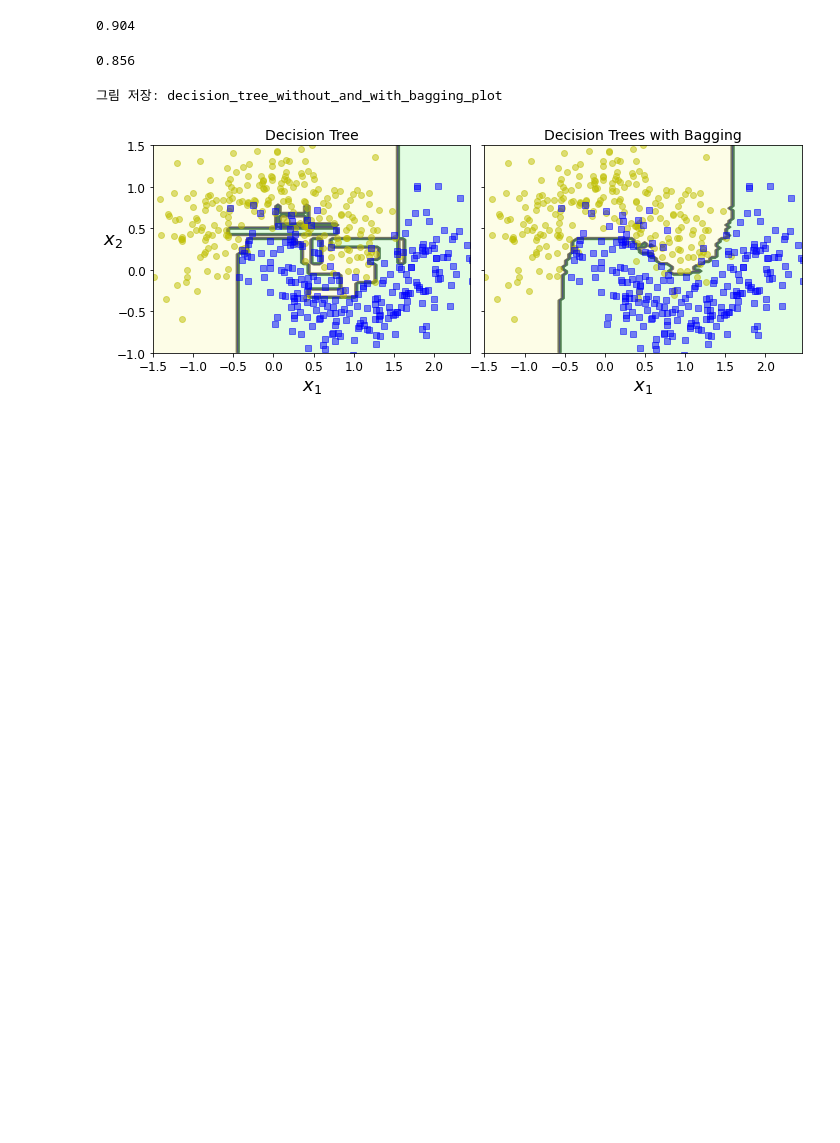
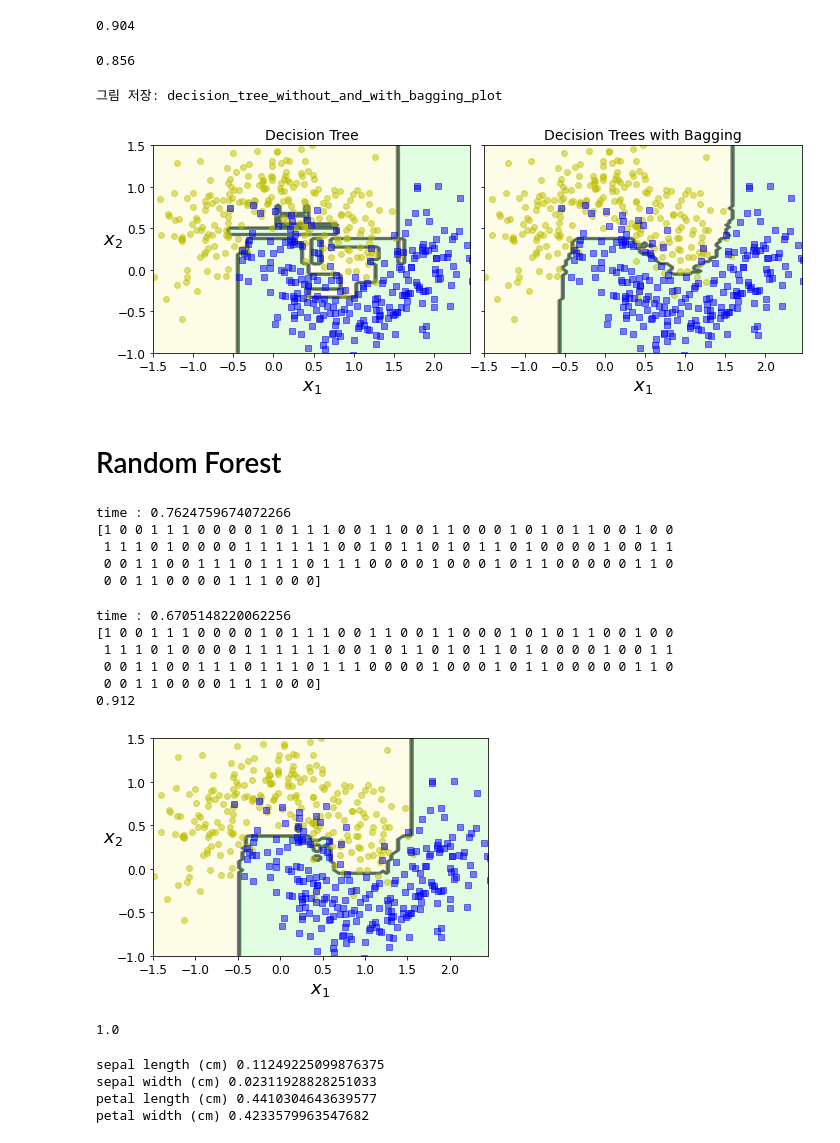
Before and after one commit to SLCFLAB/Fintech2022, a Jupyter notebook: ML_day6.ipynb, the cells around one changed output. Saved outputs shown, nothing was run; the diff lists cells and outputs as text; code cells hidden in the pictures; blank space fills up the shorter version.

```diff
--- a/ML_day6.ipynb
+++ b/ML_day6.ipynb
@@ -274,3 +273,61 @@ plt.show()
 # %% [output]
 그림 저장: decision_tree_without_and_with_bagging_plot
 [figure]
+# %% [markdown]
+# Random Forest
+# %%
+start = time.time()
+
+bag_clf = BaggingClassifier(
+    DecisionTreeClassifier(max_leaf_nodes=16, random_state=42),
+    n_estimators=500, max_samples=1.0, bootstrap=True, random_state=42)
+
+bag_clf.fit(X_train, y_train)
+print("time :", time.time() - start)  # 현재시각 - 시작시간 = 실행 시간
+
+y_pred = bag_clf.predict(X_test)
+print(y_pred)
+# %% [output]
+time : 0.7624759674072266
+[1 0 0 1 1 1 0 0 0 0 1 0 1 1 1 0 0 1 1 0 0 1 1 0 0 0 1 0 1 0 1 1 0 0 1 0 0
+ 1 1 1 0 1 0 0 0 0 1 1 1 1 1 1 0 0 1 0 1 1 0 1 0 1 1 0 1 0 0 0 0 1 0 0 1 1
+ 0 0 1 1 0 0 1 1 1 0 1 1 1 0 1 1 1 0 0 0 0 1 0 0 0 1 0 1 1 0 0 0 0 0 1 1 0
+ 0 0 1 1 0 0 0 0 1 1 1 0 0 0]
+# %%
+from sklearn.ensemble import RandomForestClassifier
+
+start = time.time()
+rnd_clf = RandomForestClassifier(n_estimators=500, max_leaf_nodes=16, random_state=42,max_features=2)
+rnd_clf.fit(X_train, y_train)
+print("time :", time.time() - start)  # 현재시각 - 시작시간 = 실행 시간
+
+y_pred_rf = rnd_clf.predict(X_test)
+print(y_pred_rf)
+print(accuracy_score(y_test, y_pred_rf))
+# %% [output]
+time : 0.6705148220062256
+[1 0 0 1 1 1 0 0 0 0 1 0 1 1 1 0 0 1 1 0 0 1 1 0 0 0 1 0 1 0 1 1 0 0 1 0 0
+ 1 1 1 0 1 0 0 0 0 1 1 1 1 1 1 0 0 1 0 1 1 0 1 0 1 1 0 1 0 0 0 0 1 0 0 1 1
+ 0 0 1 1 0 0 1 1 1 0 1 1 1 0 1 1 1 0 0 0 0 1 0 0 0 1 0 1 1 0 0 0 0 0 1 1 0
+ 0 0 1 1 0 0 0 0 1 1 1 0 0 0]
+0.912
+# %%
+plot_decision_boundary(rnd_clf, X, y)
+# %% [output]
+[figure, added]
+# %%
+np.sum(y_pred == y_pred_rf) / len(y_pred)  #거의 예측이 동일합니다.
+# %% [output]
+1.0
+# %%
+from sklearn.datasets import load_iris
+iris = load_iris()
+rnd_clf = RandomForestClassifier(n_estimators=500, random_state=42)
+rnd_clf.fit(iris["data"], iris["target"])
+for name, score in zip(iris["feature_names"], rnd_clf.feature_importances_):
+    print(name, score)
+# %% [output]
+sepal length (cm) 0.11249225099876375
+sepal width (cm) 0.02311928828251033
+petal length (cm) 0.4410304643639577
+petal width (cm) 0.4233579963547682
```
Also changed, not shown: parts of 13 cells of this notebook.
